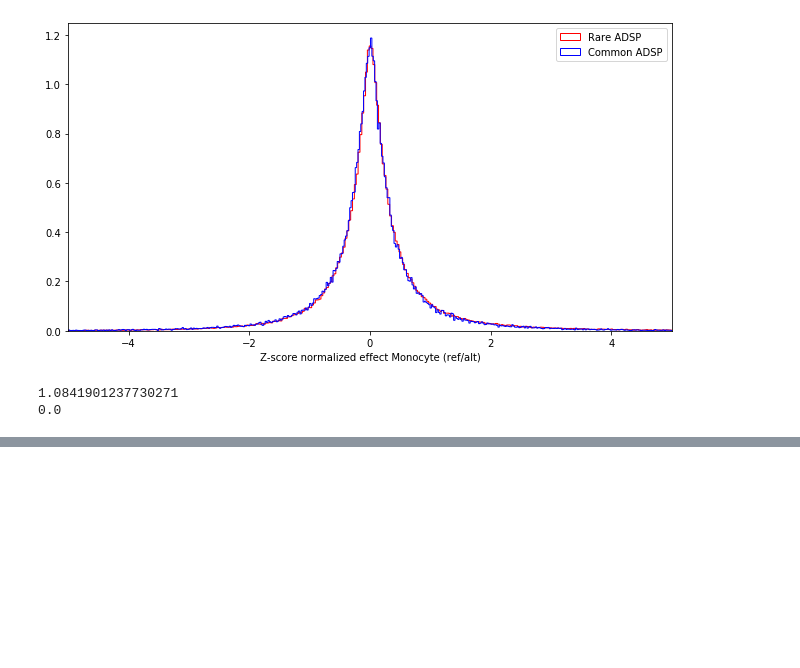
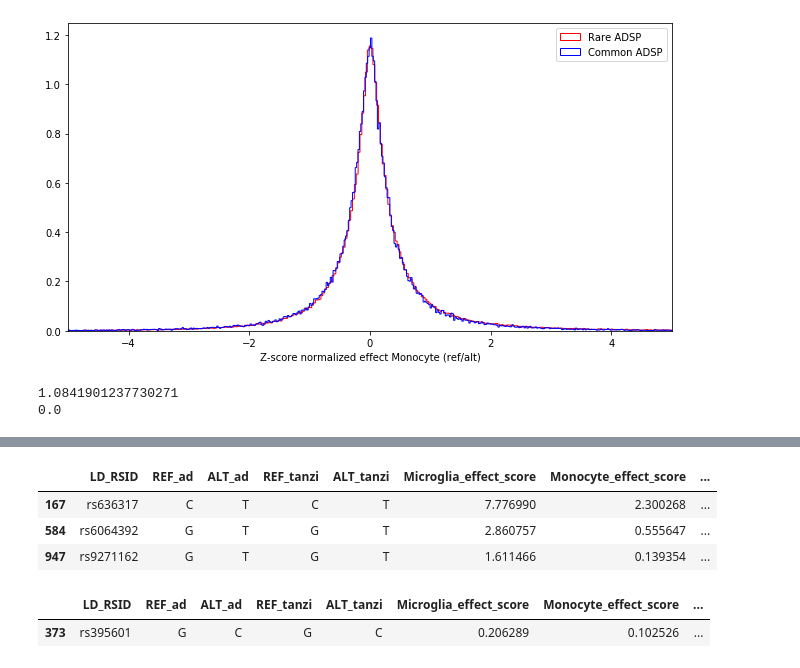
Before and after one commit to pfenninglab/ad_variants, a Jupyter notebook: tanzi_variants_construct_distribution_of_scores.ipynb, the cells around one changed output, grey strips where cells are left out. Saved outputs shown, nothing was run; the diff lists cells and outputs as text; code cells hidden in the pictures; blank space fills up the shorter version.

```diff
--- a/tanzi_variants_construct_distribution_of_scores.ipynb
+++ b/tanzi_variants_construct_distribution_of_scores.ipynb
@@ -286,0 +319,12 @@ variant_info.to_csv("/projects/pfenninggroup/machineLearningForComputationalBiol
+# %%
+snigdha_snp_list_unique_scores_merged.loc[snigdha_snp_list_unique_scores_merged.Microglia_effect_score.abs()>=2*np.std(variant_info.Microglia_effect_score)][["LD_RSID","REF_ad","ALT_ad","REF_tanzi","ALT_tanzi","Microglia_effect_score","Monocyte_effect_score","Neuron_effect_score"]]
+# %% [output]
+|  | LD_RSID | REF_ad | ALT_ad | REF_tanzi | ALT_tanzi | Microglia_effect_score | Monocyte_effect_score | ... |
+| 167 | rs636317 | C | T | C | T | 7.776990 | 2.300268 | ... |
+| 584 | rs6064392 | G | T | G | T | 2.860757 | 0.555647 | ... |
+| 947 | rs9271162 | G | T | G | T | 1.611466 | 0.139354 | ... |
+# %%
+snigdha_snp_list_unique_scores_merged.loc[snigdha_snp_list_unique_scores_merged.Neuron_effect_score.abs()>=2*np.std(variant_info.Neuron_effect_score)][["LD_RSID","REF_ad","ALT_ad","REF_tanzi","ALT_tanzi","Microglia_effect_score","Monocyte_effect_score","Neuron_effect_score"]]
+# %% [output]
+|  | LD_RSID | REF_ad | ALT_ad | REF_tanzi | ALT_tanzi | Microglia_effect_score | Monocyte_effect_score | ... |
+| 373 | rs395601 | G | C | G | C | 0.206289 | 0.102526 | ... |
```
Also changed, not shown: parts of 9 cells of this notebook.
